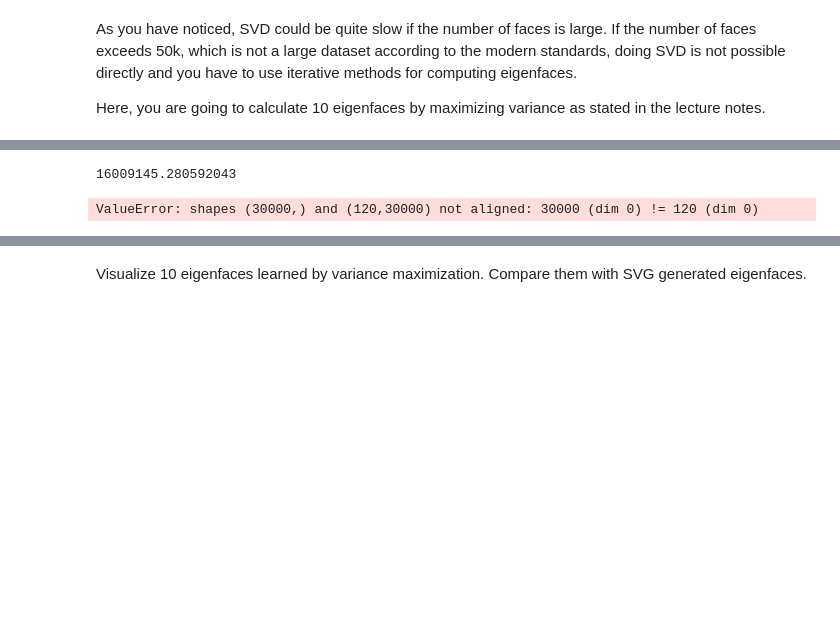
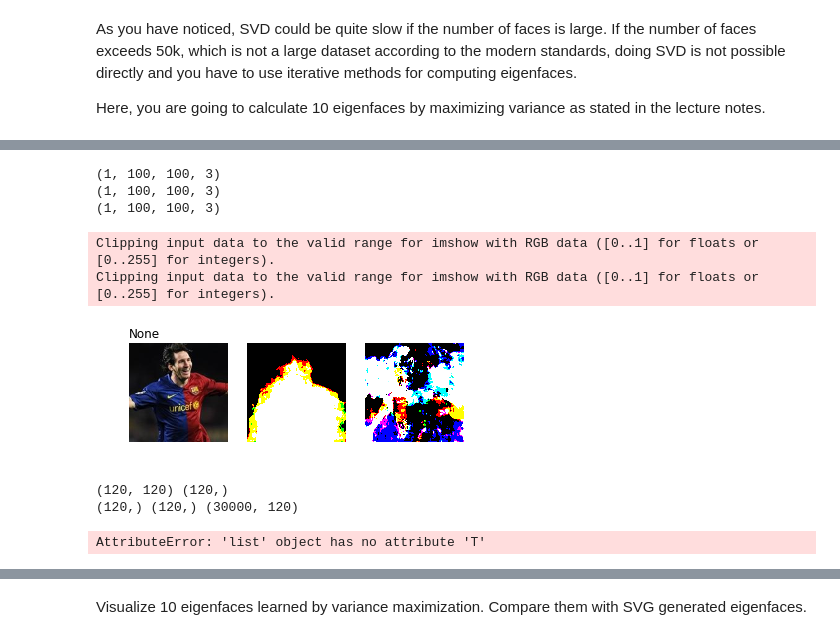
Before and after one commit to YevgenyW/ML-UCU-2019, a Jupyter notebook: HW3_variance_PCA_ICA/eigenfaces/Problem Set 3 – Eigenfaces.ipynb, the cells around one changed output, grey strips where cells are left out. Cells and saved outputs as stored; diff of their text form; code cells hidden in the pictures; blank space fills up the shorter version.

```diff
--- a/HW3_variance_PCA_ICA/eigenfaces/Problem Set 3 – Eigenfaces.ipynb
+++ b/HW3_variance_PCA_ICA/eigenfaces/Problem Set 3 – Eigenfaces.ipynb
@@ -279,6 +266,6 @@ def power_iteration(M, n_iters):
 # %%
 def get_k_eigenfaces(C, k):
-    n_iters = 100000
+    n_iters = 200000
 
     print ("Covariance matrix: \n", C.shape)
 
@@ -286,6 +273,9 @@ def get_k_eigenfaces(C, k):
 
 
 
-eig = get_k_eigenfaces(C, 10)
+eigs = get_k_eigenfaces(C, 10)
+
+from numpy.linalg import eig
+eigs2 = eig(C)
 # %% [output]
 Covariance matrix:
@@ -293,0 +284,12 @@ Covariance matrix:
+# %%
+print(eigs[0], eigs2[0][0])
+print(eigs[1], np.dot(np.transpose(eigs[1]), eigs[1]))
+print(eigs2[1][0], np.dot(np.transpose(eigs2[1][0]), eigs2[1][0]))
+
+row_feature_vectors = eigs[1]
+eigenfaces = row_feature_vectors.T.dot(X_centered.T)
+
+row_feature_vectors2 = eigs2[1][0]
+# print(row_feature_vectors - row_feature_vectors2)
+eigenfaces2 = row_feature_vectors2.T.dot(X_centered.T)
+# print(P.T.shape)
@@ -294,20 +314,21 @@ Covariance matrix:
 # %%
-print(eig[0])
+M = (X, eigenfaces, eigenfaces2)
+stack_images(M, k = 1, imgshape=np.array([100, 100, 3]))
 
-row_feature_vectors = eig[1]
-#     print ("Row feature vectors: \n", row_feature_vectors)
 
-P = row_feature_vectors.T.dot(X_centered.T)
-print(P.T.shape)
 
 # print(X_centered.shape, row_feature_vectors.shape)
 # X_reduced = np.dot(row_feature_vectors.transpose(), X_centered)
 # X_reduced.shape
 # M = (SVDs[i*2], SVDs[i*2+1])
 #     stack_images(M, k = 1, imgshape=np.array([100, 100, 3]))
 
 
 # ====================================================
 # %% [output]
-16009145.280592043
+(1, 100, 100, 3)
+(1, 100, 100, 3)
+(1, 100, 100, 3)
-ValueError: shapes (30000,) and (120,30000) not aligned: 30000 (dim 0) != 120 (dim 0)
+Clipping input data to the valid range for imshow with RGB data ([0..1] for floats or [0..255] for integers).
+Clipping input data to the valid range for imshow with RGB data ([0..1] for floats or [0..255] for integers).
+[figure, added]
@@ -314,3 +352,9 @@ ValueError: shapes (30000,) and (120,30000) not aligned: 30000 (dim 0) != 120 (d
+# %%
+eigs = get_k_eigenfaces2(X, 10)
+# %% [output]
+(120, 120) (120,)
+(120,) (120,) (30000, 120)
+AttributeError: 'list' object has no attribute 'T'
 # %%
 def custom_PCA(A, N_dimension, debug = False):
 
```
Also changed, not shown: parts of 8 cells of this notebook.
